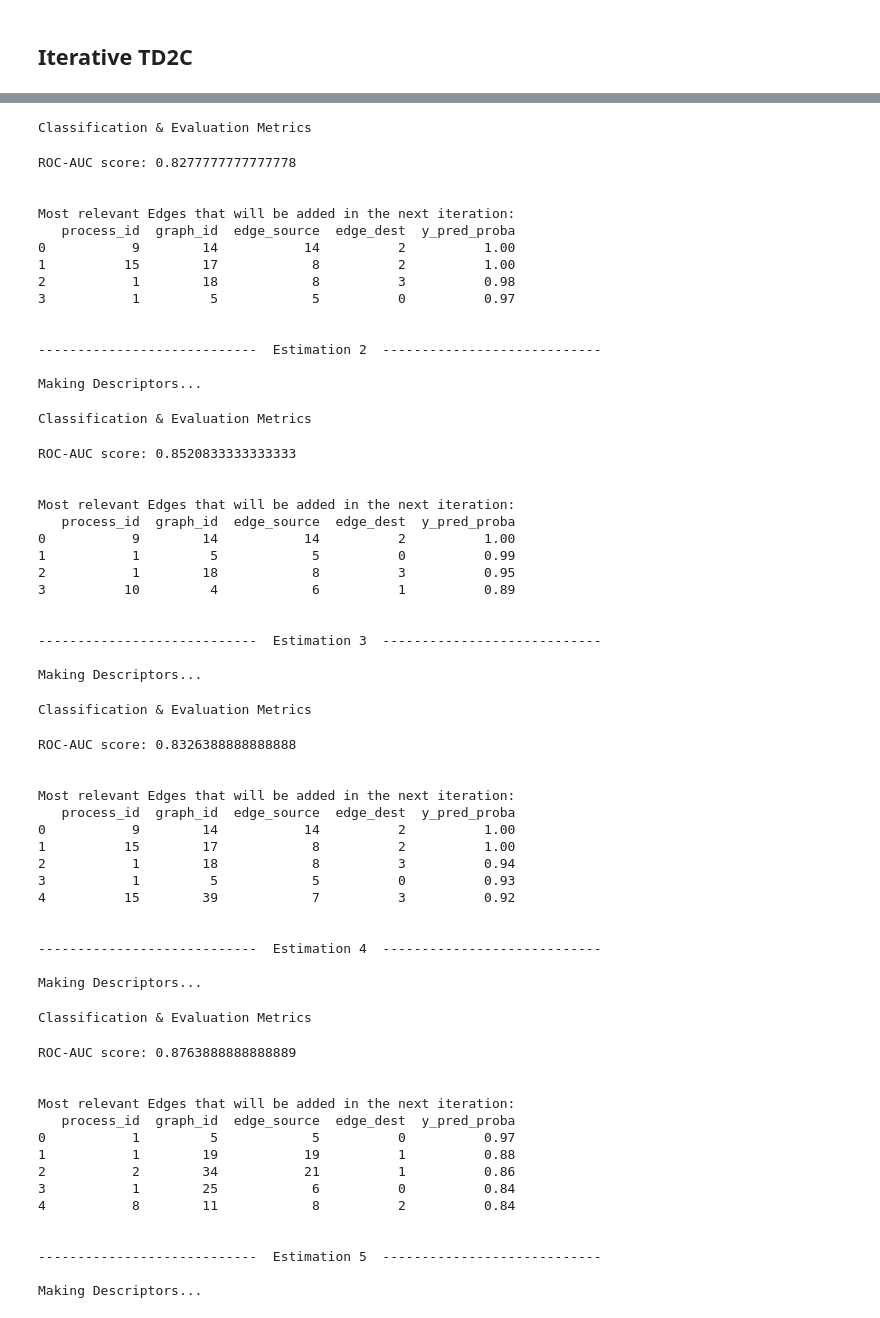
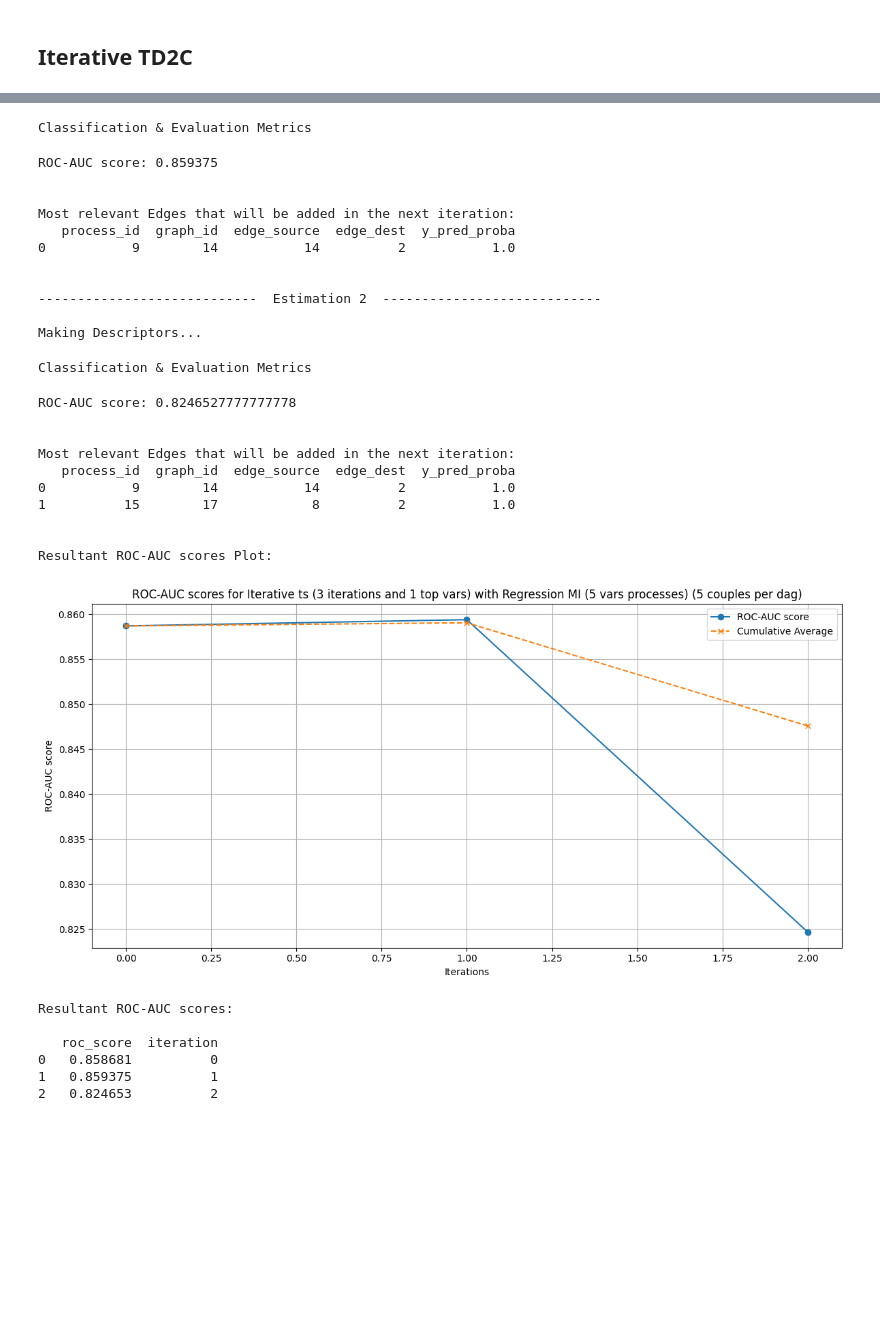
Before and after one commit to jacopoUCL/td2c, a Jupyter notebook: notebooks/contributions/td2c_extesions/IterativeTD2C.ipynb, the cells around one changed output, grey strips where cells are left out. Drawn from its saved outputs; the diff is of its cells as text; code cells hidden in the pictures; blank space fills up the shorter version.

```diff
--- a/notebooks/contributions/td2c_extesions/IterativeTD2C.ipynb
+++ b/notebooks/contributions/td2c_extesions/IterativeTD2C.ipynb
@@ -1486,16 +1486,21 @@ iterative_td2c(method = 'ts', k = 5, it = 6, top_vars=3, treshold = True, tresho
 Iter = IterativeTD2C(
     method = 'ts',
     k = 1,
-    it = 12,
+    it = 2,
     top_vars=3,
     treshold = False,
-    adaptive = 'Balancing',
     treshold_value = 0.9,
-    size_causal_df = 3,
+    adaptive = False,
+    adaptive_mode = 'Balancing',
+    arbitrary = False,
+    arbitrary_mode='Increasing',
+    performative= True,
+    performative_mode='More_Less',
+    size_causal_df = 1,
     data_folder = '/home/jpalombarini/td2c/notebooks/contributions/td2c_extesions/data/to_use/',
     descr_folder = '/home/jpalombarini/td2c/notebooks/contributions/td2c_extesions/descriptors/Regression/TD2C/try_complete_function/',
     results_folder = '/home/jpalombarini/td2c/notebooks/contributions/td2c_extesions/results/Regression/try_complete_function/',
-    COUPLES_TO_CONSIDER_PER_DAG = -1,
+    COUPLES_TO_CONSIDER_PER_DAG = 5,
     MB_SIZE = 2,
     SEED = 42,
     maxlags = 5,
@@ -1505,7 +1510,9 @@ Iter = IterativeTD2C(
     noise_std_filter = 0.01
 )
 
-response = Iter.start()
+roc_scores = Iter.iterative_td2c()
 
-roc_scores = Iter.iterative_td2c(response)
+Iter.plot_results(roc_scores)
+
+Iter.df_scores(roc_scores)
 # %% [output]
@@ -1534,67 +1540,35 @@ Most relevant Edges that will be added in the next iteration:
 
 
 ----------------------------  Estimation 1  ----------------------------
 
 Making Descriptors...
 Classification & Evaluation Metrics
-ROC-AUC score: 0.8277777777777778
+ROC-AUC score: 0.859375
 
 
 Most relevant Edges that will be added in the next iteration:
    process_id  graph_id  edge_source  edge_dest  y_pred_proba
-0           9        14           14          2          1.00
-1          15        17            8          2          1.00
-2           1        18            8          3          0.98
-3           1         5            5          0          0.97
+0           9        14           14          2           1.0
 
 
 ----------------------------  Estimation 2  ----------------------------
 
 Making Descriptors...
 Classification & Evaluation Metrics
-ROC-AUC score: 0.8520833333333333
+ROC-AUC score: 0.8246527777777778
 
 
 Most relevant Edges that will be added in the next iteration:
    process_id  graph_id  edge_source  edge_dest  y_pred_proba
-0           9        14           14          2          1.00
-1           1         5            5          0          0.99
-2           1        18            8          3          0.95
-3          10         4            6          1          0.89
+0           9        14           14          2           1.0
+1          15        17            8          2           1.0
 
 
-----------------------------  Estimation 3  ----------------------------
-
-Making Descriptors...
+Resultant ROC-AUC scores Plot:
+[figure, added]
-Classification & Evaluation Metrics
+Resultant ROC-AUC scores:
+
+   roc_score  iteration
+0   0.858681          0
+1   0.859375          1
+2   0.824653          2
-ROC-AUC score: 0.8326388888888888
-
-
-Most relevant Edges that will be added in the next iteration:
-   process_id  graph_id  edge_source  edge_dest  y_pred_proba
-0           9        14           14          2          1.00
-1          15        17            8          2          1.00
-2           1        18            8          3          0.94
-3           1         5            5          0          0.93
-4          15        39            7          3          0.92
-
-
-----------------------------  Estimation 4  ----------------------------
-
-Making Descriptors...
-Classification & Evaluation Metrics
-ROC-AUC score: 0.8763888888888889
-
-
-Most relevant Edges that will be added in the next iteration:
-   process_id  graph_id  edge_source  edge_dest  y_pred_proba
-0           1         5            5          0          0.97
-1           1        19           19          1          0.88
-2           2        34           21          1          0.86
-3           1        25            6          0          0.84
-4           8        11            8          2          0.84
-
-
-----------------------------  Estimation 5  ----------------------------
-
-Making Descriptors...
```
Also changed, not shown: parts of 2 cells of this notebook, 1 other file.
